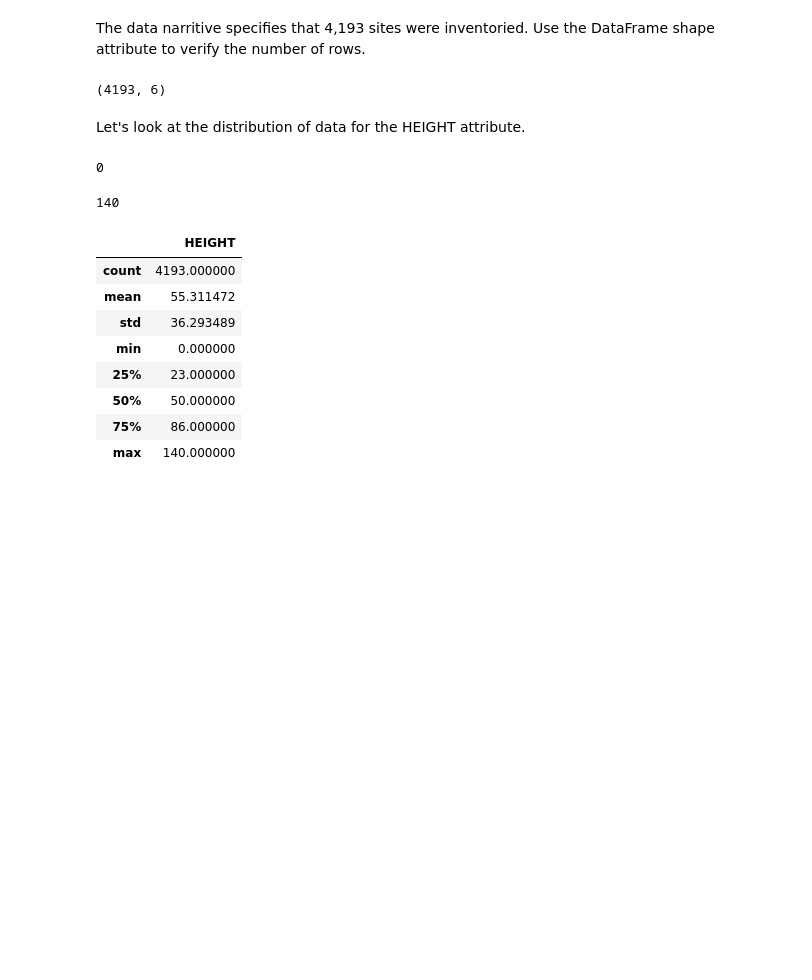
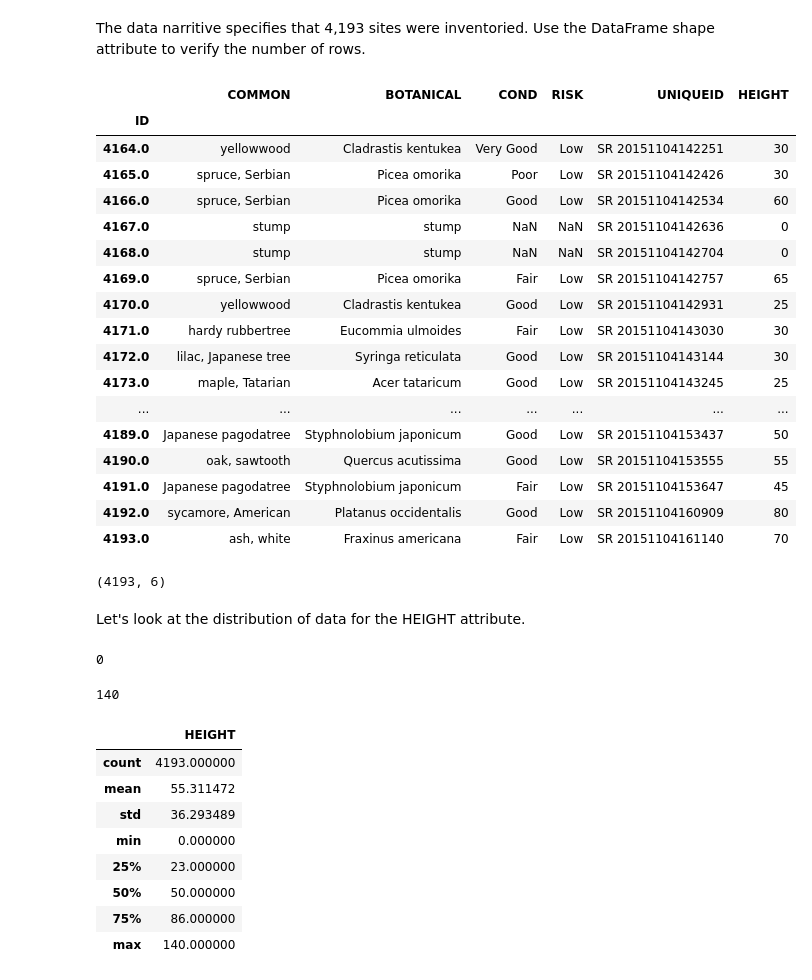
Before and after one commit to mikerly131/DataEngineering.Labs.CityOfNewarkDETreeSurvey, a Jupyter notebook: newark_de_tree_survey.ipynb, the cells around one changed output. Drawn from its saved outputs; the diff is of its cells as text; code cells hidden in the pictures; blank space fills up the shorter version.

Commit message:
stumps and vacant sites found

```diff
--- a/newark_de_tree_survey.ipynb
+++ b/newark_de_tree_survey.ipynb
@@ -73,5 +84,26 @@ df2.head()
 # %% [markdown]
 The data narritive specifies that 4,193 sites were inventoried. Use the DataFrame shape attribute to verify the number of rows.
+# %%
+df2.tail(30)
+# %% [output]
+|  | COMMON | BOTANICAL | COND | RISK | UNIQUEID | HEIGHT |
+| ID |  |  |  |  |  |  |
+| 4164.0 | yellowwood | Cladrastis kentukea | Very Good | Low | SR 20151104142251 | 30 |
+| 4165.0 | spruce, Serbian | Picea omorika | Poor | Low | SR 20151104142426 | 30 |
+| 4166.0 | spruce, Serbian | Picea omorika | Good | Low | SR 20151104142534 | 60 |
+| 4167.0 | stump | stump | NaN | NaN | SR 20151104142636 | 0 |
+| 4168.0 | stump | stump | NaN | NaN | SR 20151104142704 | 0 |
+| 4169.0 | spruce, Serbian | Picea omorika | Fair | Low | SR 20151104142757 | 65 |
+| 4170.0 | yellowwood | Cladrastis kentukea | Good | Low | SR 20151104142931 | 25 |
+| 4171.0 | hardy rubbertree | Eucommia ulmoides | Fair | Low | SR 20151104143030 | 30 |
+| 4172.0 | lilac, Japanese tree | Syringa reticulata | Good | Low | SR 20151104143144 | 30 |
+| 4173.0 | maple, Tatarian | Acer tataricum | Good | Low | SR 20151104143245 | 25 |
+| ... | ... | ... | ... | ... | ... | ... |
+| 4189.0 | Japanese pagodatree | Styphnolobium japonicum | Good | Low | SR 20151104153437 | 50 |
+| 4190.0 | oak, sawtooth | Quercus acutissima | Good | Low | SR 20151104153555 | 55 |
+| 4191.0 | Japanese pagodatree | Styphnolobium japonicum | Fair | Low | SR 20151104153647 | 45 |
+| 4192.0 | sycamore, American | Platanus occidentalis | Good | Low | SR 20151104160909 | 80 |
+| 4193.0 | ash, white | Fraxinus americana | Fair | Low | SR 20151104161140 | 70 |
 # %%
 # How many rows does your DataFrame contain.
 df2.shape
```
Also changed, not shown: parts of 6 cells of this notebook.
